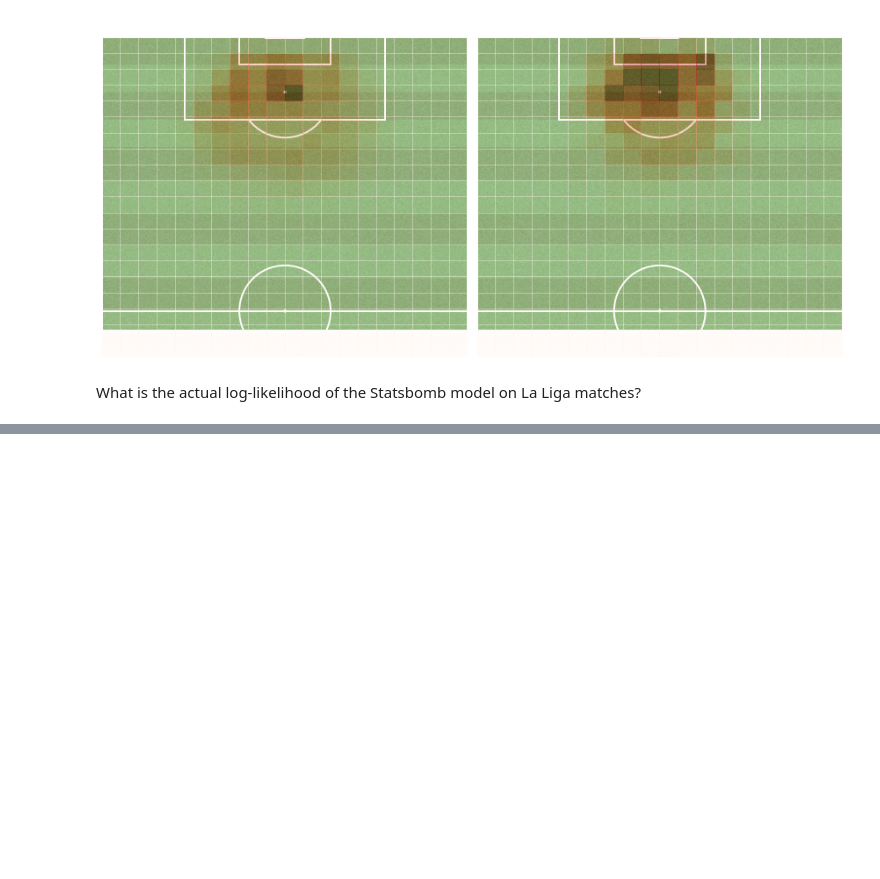
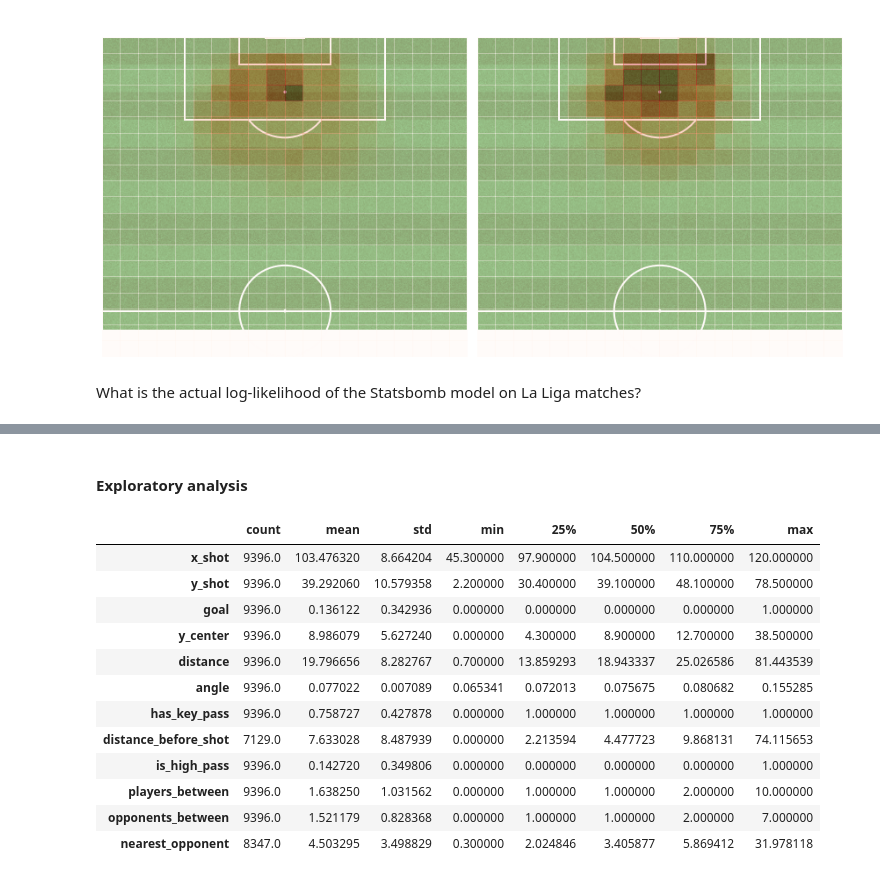
Before and after one commit to MatteoFelici/football, a Jupyter notebook: xg-model/StatsBomb.ipynb, the cells around one changed output, grey strips where cells are left out. Cells and saved outputs as stored; diff of their text form; code cells hidden in the pictures; blank space fills up the shorter version.

Commit message:
[WIP] Exp analysis and feat eng on Statsbomb open data

```diff
--- a/xg-model/StatsBomb.ipynb
+++ b/xg-model/StatsBomb.ipynb
@@ -172,6 +158,6 @@ shots.to_feather('shots_laliga')
 # %%
 # Reload results
-shots = pd.read_feather('shots_laliga')
+shots = pd.read_feather('data/shots_laliga')
 # %% [markdown]
 ## Shots analysis
 Let's analyse the Statsbomb xG model
@@ -312,0 +293,13 @@ dtype: float64
+# %%
+def isInside(x1, y1, x2, y2, x3, y3, x, y):
+
+    a = ((y2 - y3)*(x - x3) + (x3 - x2)*(y - y3)) / ((y2 - y3)*(x1 - x3) + (x3 - x2)*(y1 - y3))
+    b = ((y3 - y1)*(x - x3) + (x1 - x3)*(y - y3)) / ((y2 - y3)*(x1 - x3) + (x3 - x2)*(y1 - y3))
+    c = 1 - a - b
+
+    # Check if sum of A1, A2 and A3
+    # is same as A
+    if (0 <= a <= 1) and (0 <= b <= 1) and (0 <= c <= 1):
+        return True
+    else:
+        return False
@@ -312,0 +368,18 @@ dtype: float64
+# %% [markdown]
+#### Exploratory analysis
+# %%
+shots.describe().T
+# %% [output]
+|  | count | mean | std | min | 25% | 50% | 75% | max |
+| x_shot | 9396.0 | 103.476320 | 8.664204 | 45.300000 | 97.900000 | 104.500000 | 110.000000 | 120.000000 |
+| y_shot | 9396.0 | 39.292060 | 10.579358 | 2.200000 | 30.400000 | 39.100000 | 48.100000 | 78.500000 |
+| goal | 9396.0 | 0.136122 | 0.342936 | 0.000000 | 0.000000 | 0.000000 | 0.000000 | 1.000000 |
+| y_center | 9396.0 | 8.986079 | 5.627240 | 0.000000 | 4.300000 | 8.900000 | 12.700000 | 38.500000 |
+| distance | 9396.0 | 19.796656 | 8.282767 | 0.700000 | 13.859293 | 18.943337 | 25.026586 | 81.443539 |
+| angle | 9396.0 | 0.077022 | 0.007089 | 0.065341 | 0.072013 | 0.075675 | 0.080682 | 0.155285 |
+| has_key_pass | 9396.0 | 0.758727 | 0.427878 | 0.000000 | 1.000000 | 1.000000 | 1.000000 | 1.000000 |
+| distance_before_shot | 7129.0 | 7.633028 | 8.487939 | 0.000000 | 2.213594 | 4.477723 | 9.868131 | 74.115653 |
+| is_high_pass | 9396.0 | 0.142720 | 0.349806 | 0.000000 | 0.000000 | 0.000000 | 0.000000 | 1.000000 |
+| players_between | 9396.0 | 1.638250 | 1.031562 | 0.000000 | 1.000000 | 1.000000 | 2.000000 | 10.000000 |
+| opponents_between | 9396.0 | 1.521179 | 0.828368 | 0.000000 | 1.000000 | 1.000000 | 2.000000 | 7.000000 |
+| nearest_opponent | 8347.0 | 4.503295 | 3.498829 | 0.300000 | 2.024846 | 3.405877 | 5.869412 | 31.978118 |
```
Also changed, not shown: parts of 12 cells of this notebook.
